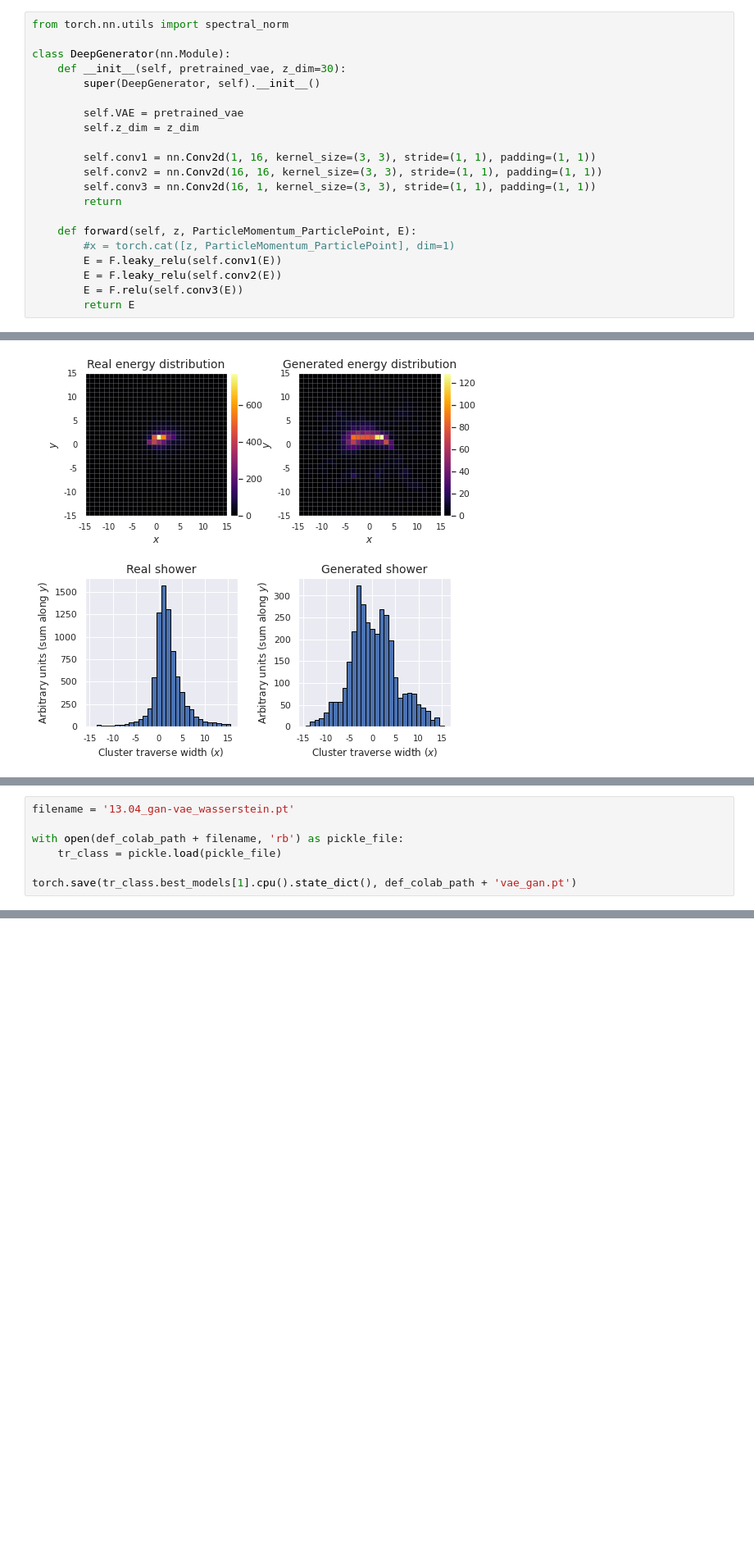
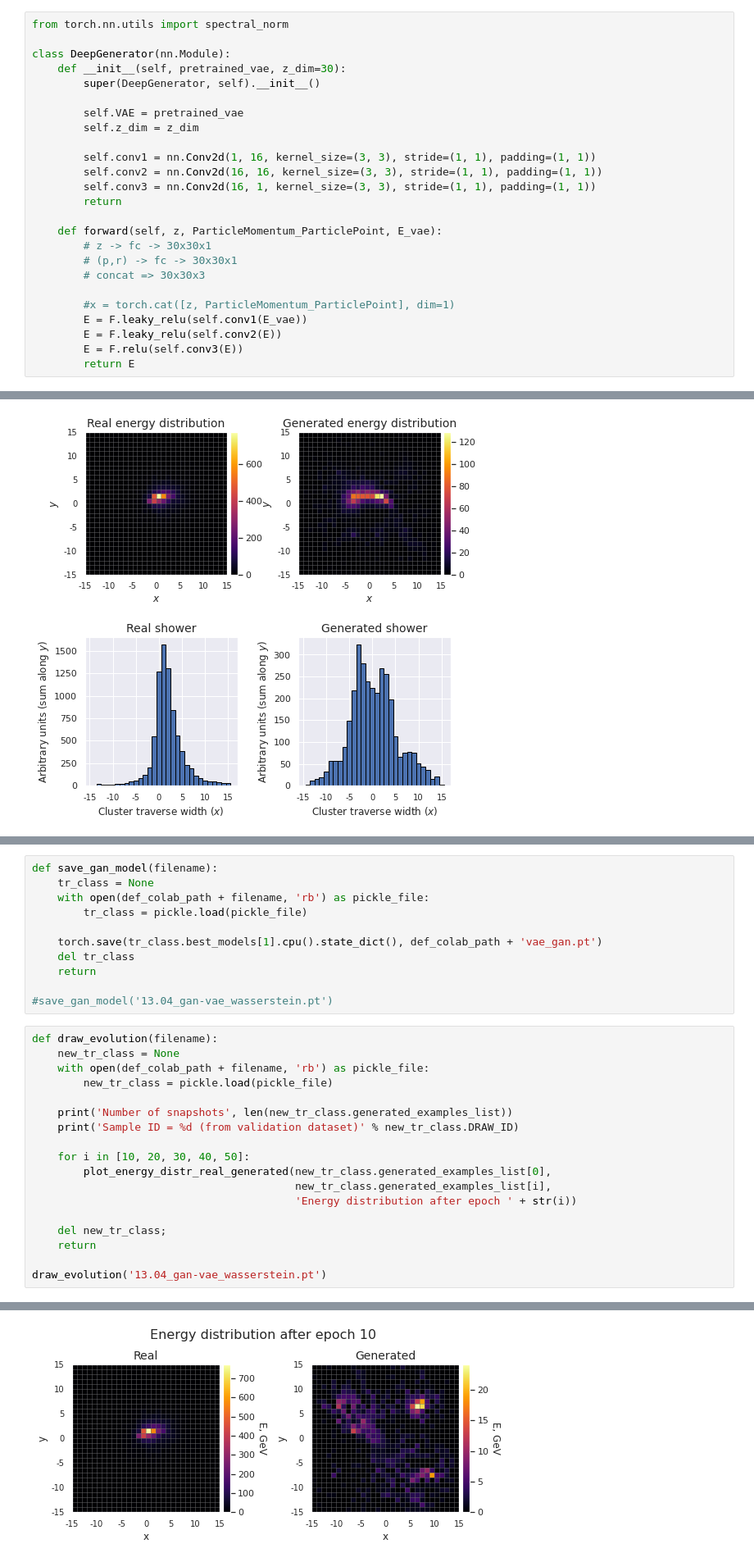
Before and after one commit to TheodorSergeev/mlhep2019_2_phase, a Jupyter notebook: analysis/lhcb_calo_gan.ipynb, the cells around one changed output, grey strips where cells are left out. Shown at 82% size. Drawn from its saved outputs; the diff is of its cells as text; blank space fills up the shorter version.

```diff
--- a/analysis/lhcb_calo_gan.ipynb
+++ b/analysis/lhcb_calo_gan.ipynb
@@ -940,9 +1000,13 @@ class DeepGenerator(nn.Module):
         self.conv3 = nn.Conv2d(16, 1, kernel_size=(3, 3), stride=(1, 1), padding=(1, 1))
         return
 
-    def forward(self, z, ParticleMomentum_ParticlePoint, E):
+    def forward(self, z, ParticleMomentum_ParticlePoint, E_vae):
+        # z -> fc -> 30x30x1
+        # (p,r) -> fc -> 30x30x1
+        # concat => 30x30x3
+
         #x = torch.cat([z, ParticleMomentum_ParticlePoint], dim=1)
-        E = F.leaky_relu(self.conv1(E))
+        E = F.leaky_relu(self.conv1(E_vae))
         E = F.leaky_relu(self.conv2(E))
         E = F.relu(self.conv3(E))
         return E
@@ -1073,7 +1236,30 @@ Mean discriminator output on generated data = -0.352789
 # %%
-filename = '13.04_gan-vae_wasserstein.pt'
+def save_gan_model(filename):
+    tr_class = None
+    with open(def_colab_path + filename, 'rb') as pickle_file:
+        tr_class = pickle.load(pickle_file)
 
-with open(def_colab_path + filename, 'rb') as pickle_file:
-    tr_class = pickle.load(pickle_file)
+    torch.save(tr_class.best_models[1].cpu().state_dict(), def_colab_path + 'vae_gan.pt')
+    del tr_class
+    return
 
-torch.save(tr_class.best_models[1].cpu().state_dict(), def_colab_path + 'vae_gan.pt')
+#save_gan_model('13.04_gan-vae_wasserstein.pt')
+# %%
+def draw_evolution(filename):
+    new_tr_class = None
+    with open(def_colab_path + filename, 'rb') as pickle_file:
+        new_tr_class = pickle.load(pickle_file)
+
+    print('Number of snapshots', len(new_tr_class.generated_examples_list))
+    print('Sample ID = %d (from validation dataset)' % new_tr_class.DRAW_ID)
+
+    for i in [10, 20, 30, 40, 50]:
+        plot_energy_distr_real_generated(new_tr_class.generated_examples_list[0],
+                                         new_tr_class.generated_examples_list[i],
+                                         'Energy distribution after epoch ' + str(i))
+
+    del new_tr_class;
+    return
+
+draw_evolution('13.04_gan-vae_wasserstein.pt')
+# %% [output]
@@ -1079,0 +1268 @@ torch.save(tr_class.best_models[1].cpu().state_dict(), def_colab_path + 'vae_gan
+[figure, added]
```
Also changed, not shown: parts of 12 cells of this notebook, 2 other files.
